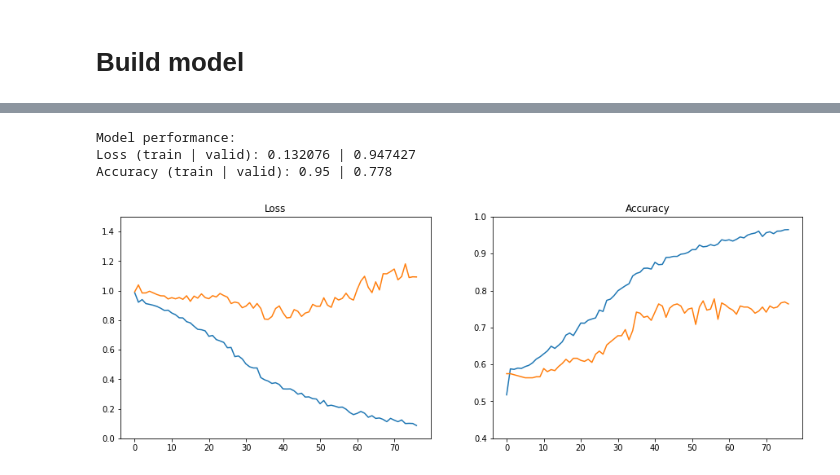
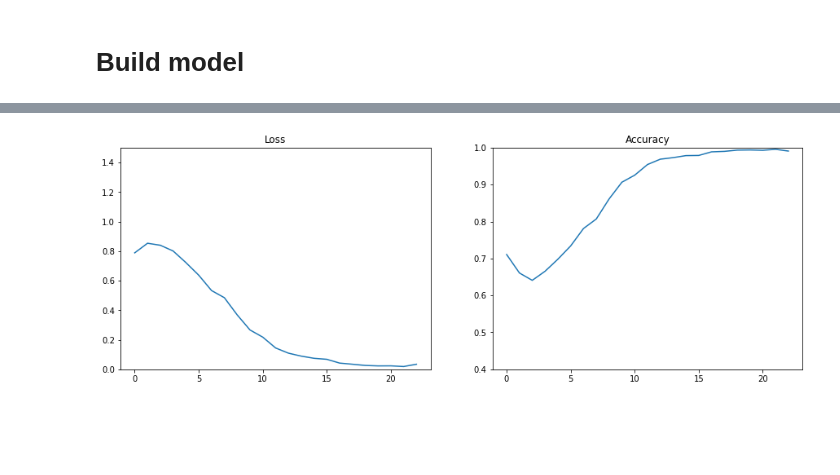
Before and after one commit to fabio-a-oliveira/NLP_Regulations, a Jupyter notebook: classify_requirements.ipynb, the cells around one changed output, grey strips where cells are left out. Drawn from its saved outputs; the diff is of its cells as text; code cells hidden in the pictures; blank space fills up the shorter version.

```diff
--- a/classify_requirements.ipynb
+++ b/classify_requirements.ipynb
@@ -100,7 +59,7 @@ TO-DO: implement some text cleanup
 # %%
 tokenizer = tf.keras.preprocessing.text.Tokenizer(oov_token='<OOV>')
 tokenizer.fit_on_texts(df_FAA.requirement.to_list())
-tokenizer.fit_on_texts(df_ANAC.requirement.to_list())
+#tokenizer.fit_on_texts(df_ANAC.requirement.to_list())
 
 dict_size = len(tokenizer.word_index)
 
@@ -211,5 +170,5 @@ verbose = 2
 # %%
-model = tf.keras.models.Sequential(name = '2_layer_Bidirectional_GRU_2_Dense')
+model = tf.keras.models.Sequential(name = 'Bidirectional_GRU_Softmax')
 
 # add embedding layer
 model.add(tf.keras.layers.Embedding(input_dim = dict_size + 1,
@@ -220,24 +179,11 @@ model.add(tf.keras.layers.Embedding(input_dim = dict_size + 1,
                                     name = "GloVe_6B_300D"))
 
 # add recurrent layer
-GRU_layer = tf.keras.layers.GRU(h['recurrent_units'],
-                                dropout = h['dropout'],
-                                recurrent_dropout = h['recurrent_dropout'],
-                                return_sequences = True,
-                                name = "GRU_1")
-model.add(tf.keras.layers.Bidirectional(GRU_layer, name="Bidirectional_GRU_1"))
-#model.add(tf.keras.layers.GRU(recurrent_units, return_sequences = False, name = "GRU"))
-
-# add 2nd recurrent layer
-GRU_layer = tf.keras.layers.GRU(h['recurrent_units'],
-                                dropout = h['dropout'],
-                                recurrent_dropout = h['recurrent_dropout'],
-                                return_sequences = False,
-                                name = "GRU_2")
-model.add(tf.keras.layers.Bidirectional(GRU_layer, name="Bidirectional_GRU_2"))
-
-# add dense layer
-model.add(tf.keras.layers.Dense(h['dense_units'], 'relu', name = 'Dense'))
+model.add(tf.keras.layers.GRU(h['recurrent_units'],
+                              dropout = h['dropout'],
+                              recurrent_dropout = h['recurrent_dropout'],
+                              return_sequences = False,
+                              name = "GRU"))
 
 # add dense output layer
 model.add(tf.keras.layers.Dense(3, 'softmax', name = 'Softmax'))
@@ -278,9 +220,16 @@ Non-trainable params: 1,769,100
 _________________________________________________________________
 # %%
+#history = model.fit(dataset.batch(h['batch_size']),
+#                    epochs = h['epochs'],
+#                    verbose = verbose)
+                    #validation_data = valid.batch(1),
+                    #callbacks = [cb_plateau, cb_stopping]) # ADD WHEN VALIDATION SET AVAILABLE
+
 history = model.fit(dataset.batch(h['batch_size']),
                     epochs = h['epochs'],
                     verbose = verbose,
-                    validation_data = valid.batch(1),
-                    callbacks = [cb_plateau, cb_stopping])
+                    callbacks = tf.keras.callbacks.EarlyStopping(monitor='sparse_categorical_accuracy',
+                                                                 patience = 5, min_delta = .01))
+                    #callbacks = [cb_plateau, cb_stopping]) # ADD WHEN VALIDATION SET AVAILABLE
 # %% [output]
 Epoch 1/100
@@ -306,32 +255,28 @@ loss = np.round(loss, 6)
 accuracy = np.round(accuracy, 3)
 certainty = np.round(np.exp(-loss), 3)
 
-val_loss, val_accuracy = model.evaluate(valid.batch(1), verbose=0)
-val_loss = np.round(val_loss, 6)
-val_accuracy = np.round(val_accuracy, 3)
-val_certainty = np.round(np.exp(-val_loss), 3)
+#val_loss, val_accuracy = model.evaluate(valid.batch(1), verbose=0)
+#val_loss = np.round(val_loss, 6)
+#val_accuracy = np.round(val_accuracy, 3)
+#val_certainty = np.round(np.exp(-val_loss), 3)
 
-print("Model performance:")
-print("Loss (train | valid): {} | {}".format(loss, val_loss))
-print("Accuracy (train | valid): {} | {}".format(accuracy, val_accuracy))
+#print("Model performance:")
+#print("Loss (train | valid): {} | {}".format(loss, val_loss))
+#print("Accuracy (train | valid): {} | {}".format(accuracy, val_accuracy))
-# %% [output]
-Model performance:
-Loss (train | valid): 0.132076 | 0.947427
-Accuracy (train | valid): 0.95 | 0.778
 # %%
 plt.figure(figsize = (15,5))
 plt.subplot(1,2,1)
 plt.title('Loss')
 plt.plot(history.history['loss'])
-plt.plot(history.history['val_loss'])
+#plt.plot(history.history['val_loss'])
 plt.ylim((0,1.5))
 
 plt.subplot(1,2,2)
 plt.title('Accuracy')
 plt.plot(history.history['sparse_categorical_accuracy'])
-plt.plot(history.history['val_sparse_categorical_accuracy'])
+#plt.plot(history.history['val_sparse_categorical_accuracy'])
 plt.ylim((.4,1))
 
 plt.show()
 # %% [output]
-[figure, old version]
+[figure, new version]
```
Also changed, not shown: parts of 21 cells of this notebook, 20 other files.
